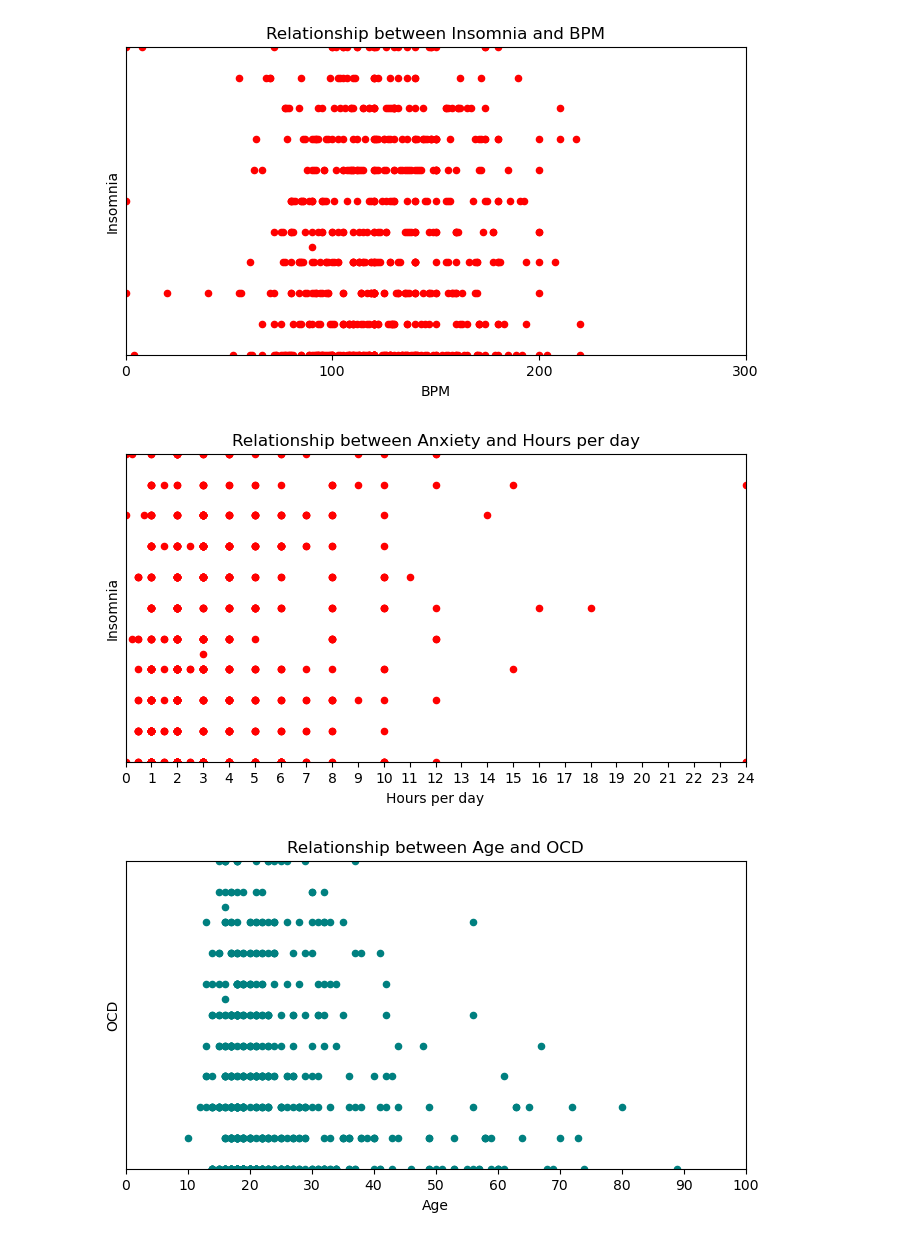
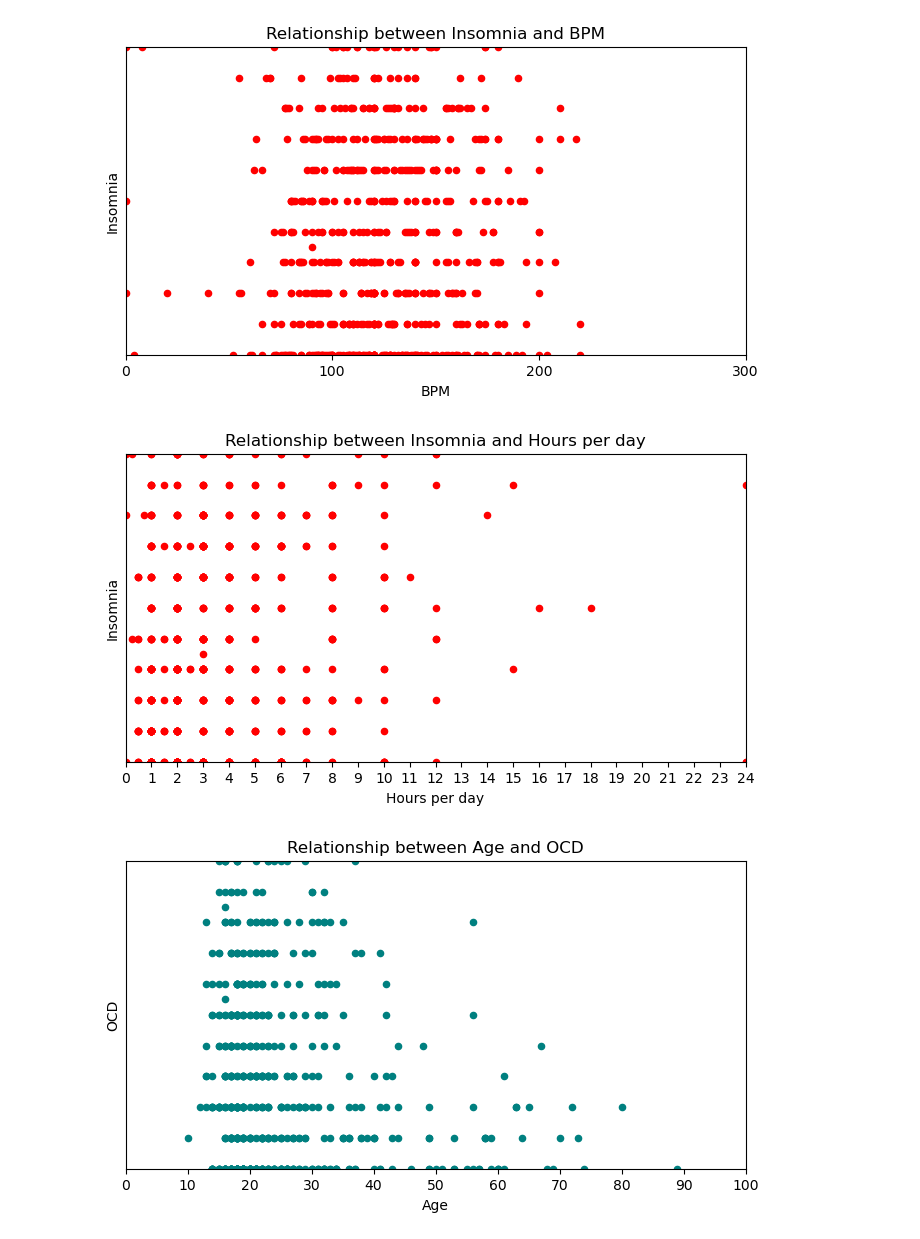
Before and after one commit to jdanielle12/project1, a Jupyter notebook: music_and_mental_health.ipynb, the cells around one changed output. Drawn from its saved outputs; the diff is of its cells as text; code cells hidden in the pictures.

```diff
--- a/music_and_mental_health.ipynb
+++ b/music_and_mental_health.ipynb
@@ -265,10 +272,10 @@ bpm_insomnia = music_mental_health_df.plot.scatter(x="BPM",y="Insomnia",title="R
 # %% [output]
 [figure]
 # %%
-# Create a scatter plot to chart the correlation between insomnia and frequency
-hours_per_day_anxiety = music_mental_health_df.plot.scatter(x="Hours per day",y="Insomnia",title="Relationship between Anxiety and Hours per day", figsize=(8,4),
+# Create a scatter plot to chart the correlation between Insomnia and Hours per day
+hours_per_day_anxiety = music_mental_health_df.plot.scatter(x="Hours per day",y="Insomnia",title="Relationship between Insomnia and Hours per day", figsize=(8,4),
                                         xlabel="Hours per day",ylabel="Insomnia",color="red",
                                         xlim=(0,24),ylim=(0,10),xticks=(0, 1, 2, 3, 4, 5, 6, 7, 8, 9, 10, 11, 12, 13, 14, 15, 16, 17, 18, 19, 20, 21, 22, 23, 24),yticks=())
 # %% [output]
-[figure, old version]
+[figure, new version]
 # %%
```
Also changed, not shown: parts of 19 cells of this notebook, 17 other files.
